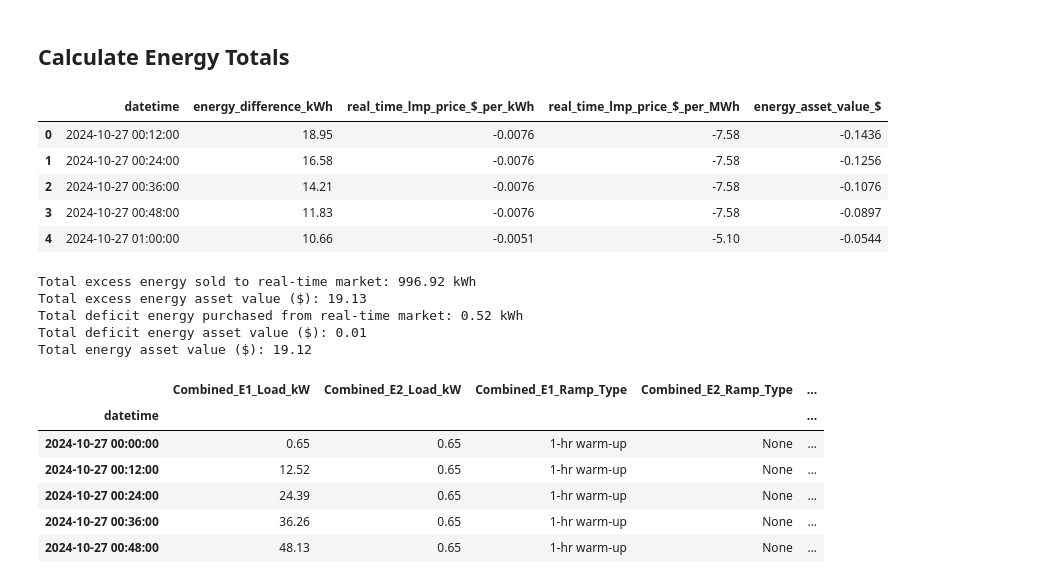
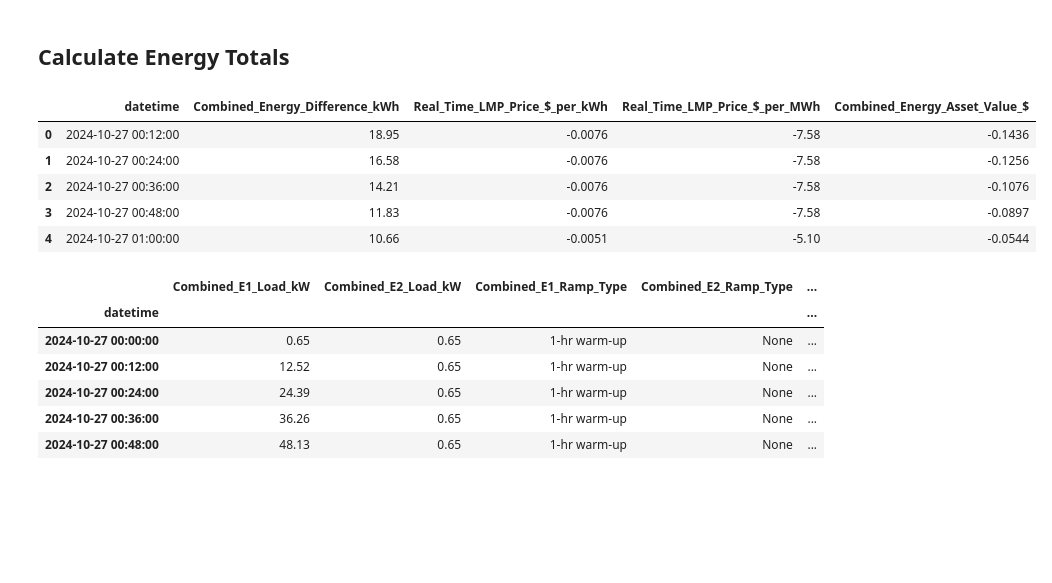
Before and after one commit to Lauvera132/ut_h2_protohub_simulation, a Jupyter notebook: ut_proto-hub_sim_wdwf_solar_gen.ipynb, the cells around one changed output. Cells and saved outputs as stored; diff of their text form; code cells hidden in the pictures; blank space fills up the shorter version.

Commit message:
updated export to show asset value as numeric

```diff
--- a/ut_proto-hub_sim_wdwf_solar_gen.ipynb
+++ b/ut_proto-hub_sim_wdwf_solar_gen.ipynb
@@ -2673,46 +2673,32 @@ real_time_lmp_prices_time_int_kWh = real_time_lmp_prices_time_int_MWh / 1000
 # %%
 # Create a DataFrame to store the results for each interval, including LMP price
 energy_value_df = pd.DataFrame(
     [
         {
             "datetime": time_intervals[idx],
-            "combined_energy_difference_kWh": f"{diff:.2f}",
-            "real_time_lmp_price_$_per_kWh": f"{real_time_lmp_prices_time_int_kWh[idx]:.4f}",
-            "real_time_lmp_price_$_per_MWh": f"{real_time_lmp_prices_time_int_MWh[idx]:.2f}",
-            "energy_asset_value_$": f"{diff * real_time_lmp_prices_time_int_kWh[idx]:.4f}",
+            "Combined_Energy_Difference_kWh": f"{diff:.2f}",
+            "Real_Time_LMP_Price_$_per_kWh": f"{real_time_lmp_prices_time_int_kWh[idx]:.4f}",
+            "Real_Time_LMP_Price_$_per_MWh": f"{real_time_lmp_prices_time_int_MWh[idx]:.2f}",
+            "Combined_Energy_Asset_Value_$": f"{diff * real_time_lmp_prices_time_int_kWh[idx]:.4f}",
         }
         for idx, diff in time_interval_area_differences
     ]
 )
 
+# Convert Combined_Energy_Difference_kWh and Combined_Energy_Asset_Value_$ to numeric types
+energy_value_df["Combined_Energy_Difference_kWh"] = pd.to_numeric(energy_value_df["Combined_Energy_Difference_kWh"])
+energy_value_df["Combined_Energy_Asset_Value_$"] = pd.to_numeric(energy_value_df["Combined_Energy_Asset_Value_$"])
+energy_value_df["Real_Time_LMP_Price_$_per_kWh"] = pd.to_numeric(energy_value_df["Real_Time_LMP_Price_$_per_kWh"])
+energy_value_df["Real_Time_LMP_Price_$_per_MWh"] = pd.to_numeric(energy_value_df["Real_Time_LMP_Price_$_per_MWh"])
+
 # Display the first few rows
 energy_value_df.head()
 # %% [output]
-|  | datetime | energy_difference_kWh | real_time_lmp_price_$_per_kWh | real_time_lmp_price_$_per_MWh | energy_asset_value_$ |
+|  | datetime | Combined_Energy_Difference_kWh | Real_Time_LMP_Price_$_per_kWh | Real_Time_LMP_Price_$_per_MWh | Combined_Energy_Asset_Value_$ |
 | 0 | 2024-10-27 00:12:00 | 18.95 | -0.0076 | -7.58 | -0.1436 |
 | 1 | 2024-10-27 00:24:00 | 16.58 | -0.0076 | -7.58 | -0.1256 |
 | 2 | 2024-10-27 00:36:00 | 14.21 | -0.0076 | -7.58 | -0.1076 |
 | 3 | 2024-10-27 00:48:00 | 11.83 | -0.0076 | -7.58 | -0.0897 |
 | 4 | 2024-10-27 01:00:00 | 10.66 | -0.0051 | -5.10 | -0.0544 |
-# %%
-# Calculate total excess and deficit energy, and total asset value
-energy_qty_kWh = energy_value_df["energy_difference_kWh"].astype(float)
-excess_energy_sold_kWh = energy_qty_kWh[energy_qty_kWh > 0].sum()
-excess_energy_asset_value = energy_value_df.loc[energy_qty_kWh > 0, "energy_asset_value_$"].astype(float)
-deficit_energy_purchased_kWh = energy_qty_kWh[energy_qty_kWh < 0].sum() * -1  # Convert to positive for purchased energy
-deficit_energy_asset_value = energy_value_df.loc[energy_qty_kWh < 0, "energy_asset_value_$"].astype(float)
-
-# Display the results
-print(f"Total excess energy sold to real-time market: {excess_energy_sold_kWh:.2f} kWh")
-print(f"Total excess energy asset value ($): {excess_energy_asset_value.sum():.2f}")
-print(f"Total deficit energy purchased from real-time market: {deficit_energy_purchased_kWh:.2f} kWh")
-print(f"Total deficit energy asset value ($): {abs(deficit_energy_asset_value.sum()):.2f}")
-print(f"Total energy asset value ($): {energy_value_df['energy_asset_value_$'].astype(float).sum():.2f}")
-# %% [output]
-Total excess energy sold to real-time market: 996.92 kWh
-Total excess energy asset value ($): 19.13
-Total deficit energy purchased from real-time market: 0.52 kWh
-Total deficit energy asset value ($): 0.01
-Total energy asset value ($): 19.12
 # %%
 # Merge simulated_loads_df and energy_value_df on the datetime index
```
Also changed, not shown: parts of 3 cells of this notebook, 1 other file.
